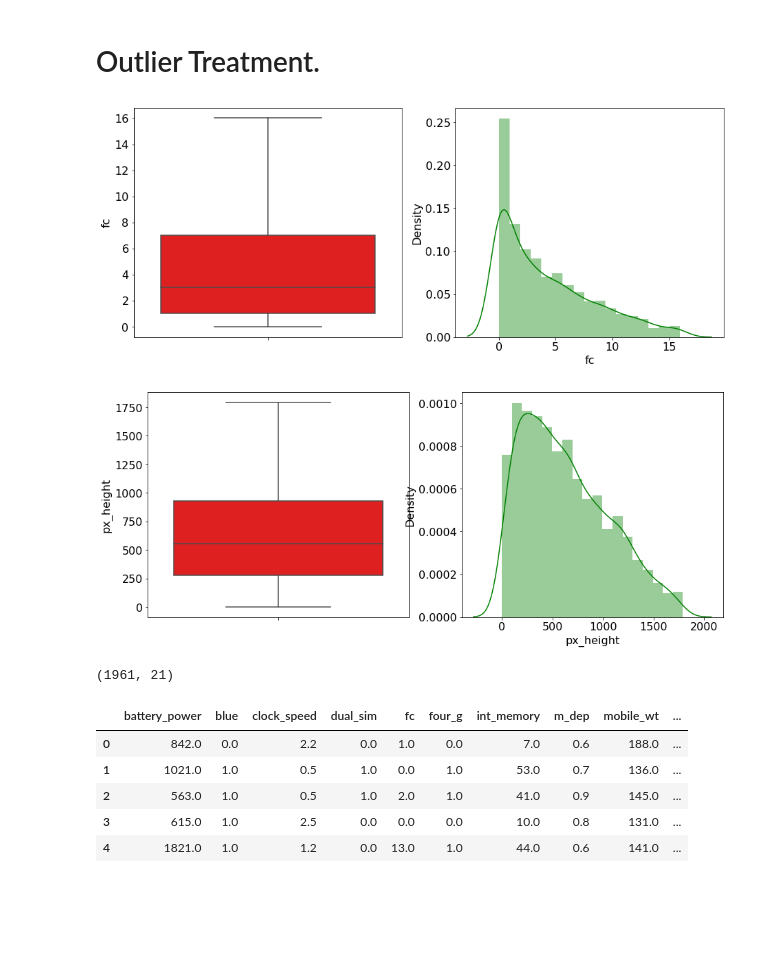
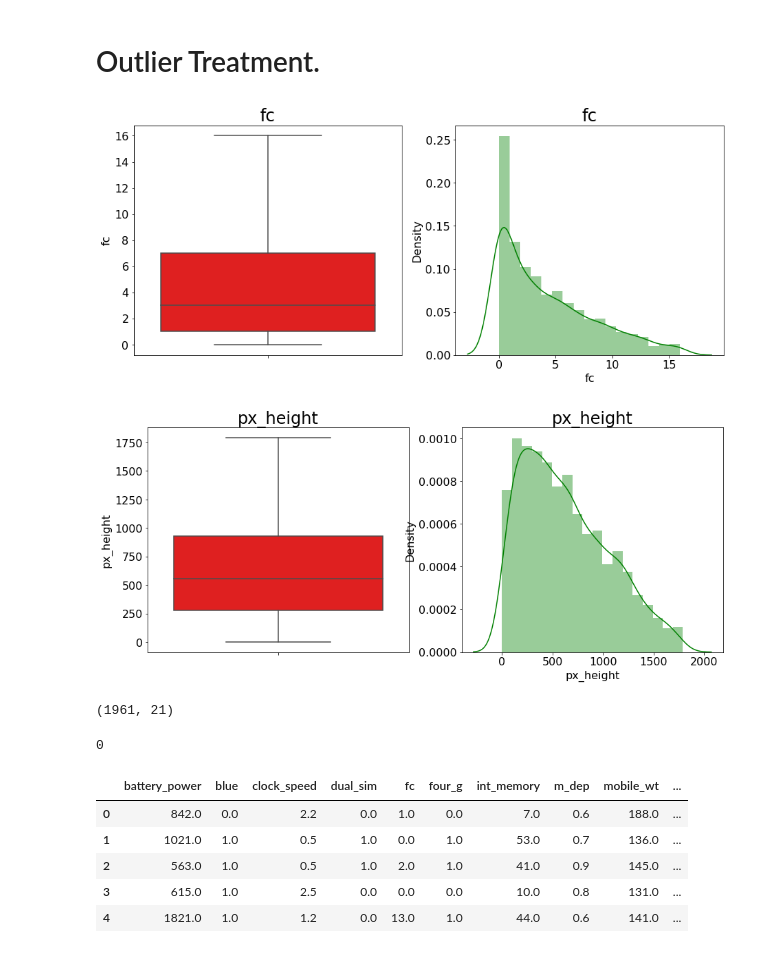
Before and after one commit to iamnaveenk/capstone_project-3-classification-, a Jupyter notebook: mobile_price_range_prediction.ipynb, the cells around one changed output. Cells and saved outputs as stored; diff of their text form; code cells hidden in the pictures; blank space fills up the shorter version.

```diff
--- a/mobile_price_range_prediction.ipynb
+++ b/mobile_price_range_prediction.ipynb
@@ -576,21 +576,21 @@ df = df[(df['px_height'] <= Q3)]
 # %%
 # Visualising whether oultliers are removed or not.
 for var in ['fc','px_height']:
     plt.figure(figsize=(15,6))
     plt.subplot(1, 2, 1)
     fig = sns.boxplot(y=df[var],color='red')
-    fig.set_title('')
+    fig.set_title(f'{var}',size=24)
     fig.set_ylabel(var)
 
     plt.subplot(1, 2, 2)
     fig = sns.distplot(df[var],color='green')
-
+    fig.set_title(f'{var}',size=24)
     fig.set_xlabel(var)
 
     plt.show()
 # %% [output]
-[figure, old version]
+[figure, new version]
-[figure, old version]
+[figure, new version]
 # %%
 df.shape
 # %% [output]
@@ -598,6 +598,11 @@ df.shape
 # %%
 # create copy of mobile_data\n",
 df=df.copy()
+# %%
+# check duplicated values
+print(df.duplicated().sum())
+# %% [output]
+0
 # %%
 df.head()
 # %% [output]
```
Also changed, not shown: parts of 3 cells of this notebook.
